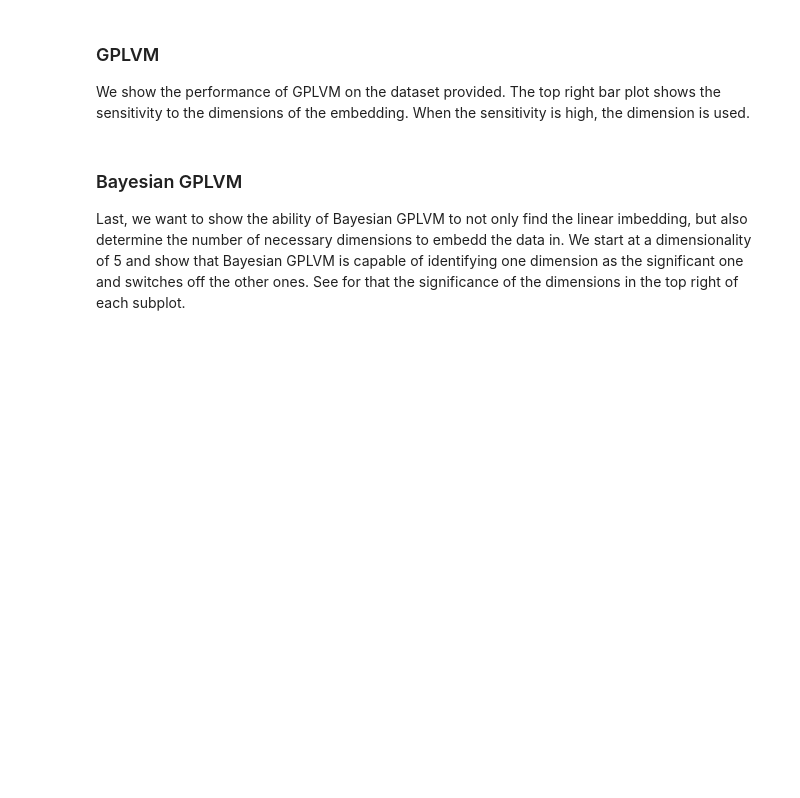
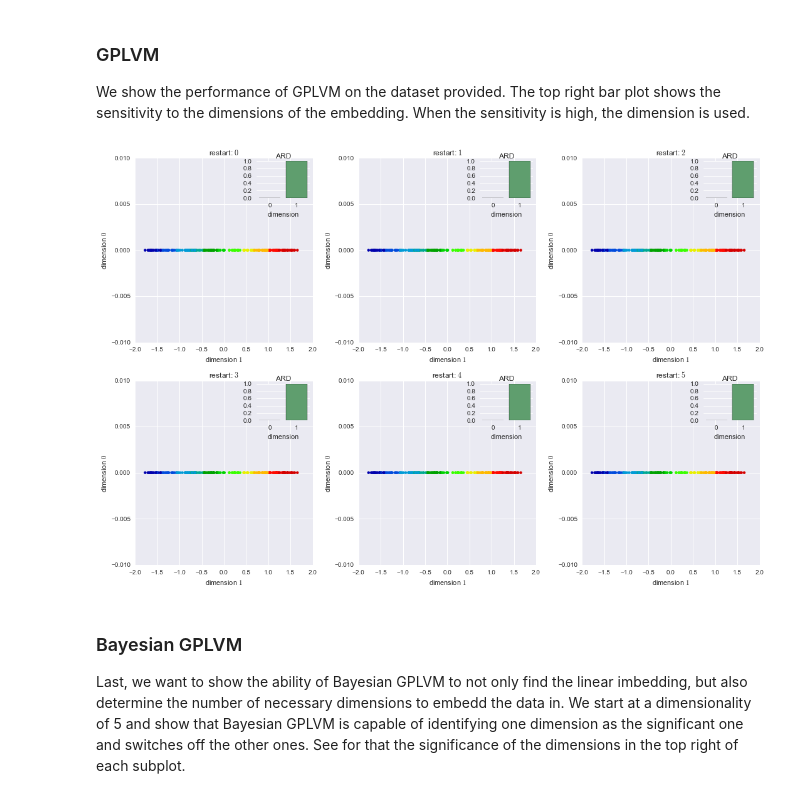
Before and after one commit to MC-Notes/Volume-I, a Jupyter notebook: tsne-overinterpretation/tSNE-over-interpretation.ipynb, the cells around one changed output. Cells and saved outputs as stored; diff of their text form; code cells hidden in the pictures; blank space fills up the shorter version.

```diff
--- a/tsne-overinterpretation/tSNE-over-interpretation.ipynb
+++ b/tsne-overinterpretation/tSNE-over-interpretation.ipynb
@@ -54,11 +55,3 @@ For other implementations in R have a look at https://gist.github.com/mikelove/7
-# %%
-fig, axes = plt.subplots(2,3,tight_layout=True,figsize=(15,10))
-axit = axes.flat
-for lr in range(6):
-    ax = next(axit)
-    Xtsne = tsne.bh_sne(X.copy())
-    ax.scatter(*Xtsne.T, c=cols, cmap='spectral', lw=0)
-    ax.set_title('restart: ${}$'.format(lr))
 # %% [markdown]
 ### scikit-learn emplementation
 
@@ -85,31 +80,33 @@ We show the performance of GPLVM on the dataset provided. The top right bar plot
 # %%
 from mpl_toolkits.axes_grid.inset_locator import inset_axes
 
 fig, axes = plt.subplots(2,3,tight_layout=True,figsize=(15,10))
 axit = axes.flat
 for lr in range(6):
     ax = next(axit)
     m = GPy.models.GPLVM(X.copy(), 2)
     m.optimize(messages=1, gtol=0, clear_after_finish=True)
     msi = m.get_most_significant_input_dimensions()[:2]
 
     is_ = m.kern.input_sensitivity().copy()
     is_ /= is_.max()
 
     XBGPLVM = m.X[:,msi] * is_[np.array(msi)]
     #m.kern.plot_ARD(ax=ax)
     ax.scatter(*XBGPLVM.T, c=cols, cmap='spectral', lw=0)
     ax.set_title('restart: ${}$'.format(lr))
     ax.set_xlabel('dimension ${}$'.format(msi[0]))
     ax.set_ylabel('dimension ${}$'.format(msi[1]))
 
     a = inset_axes(ax,
                     width="30%", # width = 30% of parent_bbox
                     height='20%', # height : 1 inch
                     loc=1)
     sns.barplot(np.array(msi), is_[np.array(msi)], label='input-sens', ax=a)
-    a.set_title('sensitivity')
+    a.set_title('ARD')
     a.set_xlabel('dimension')
+# %% [output]
+[figure, added]
 # %% [markdown]
 ### Bayesian GPLVM
 
```
Also changed, not shown: parts of 7 cells of this notebook.
